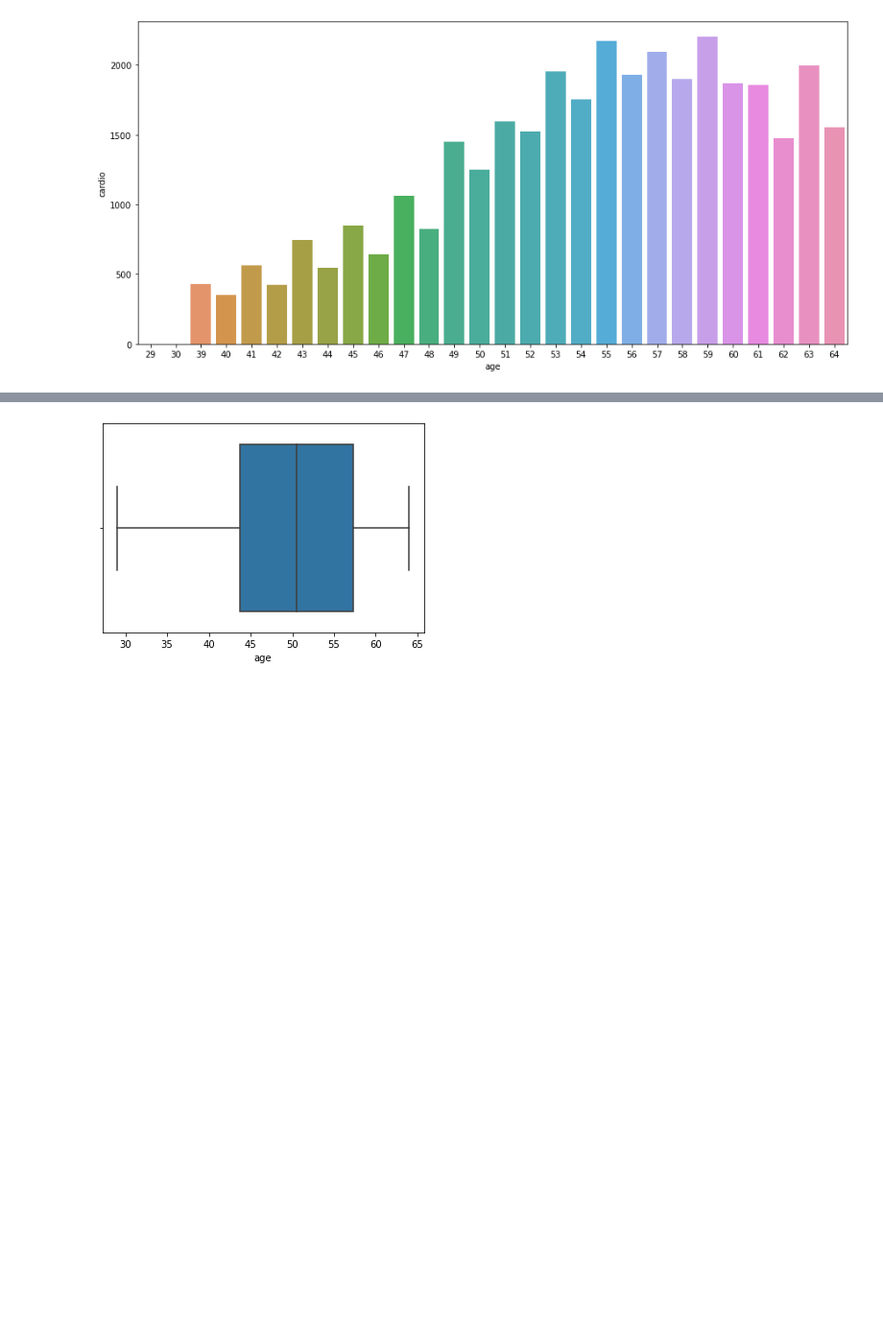
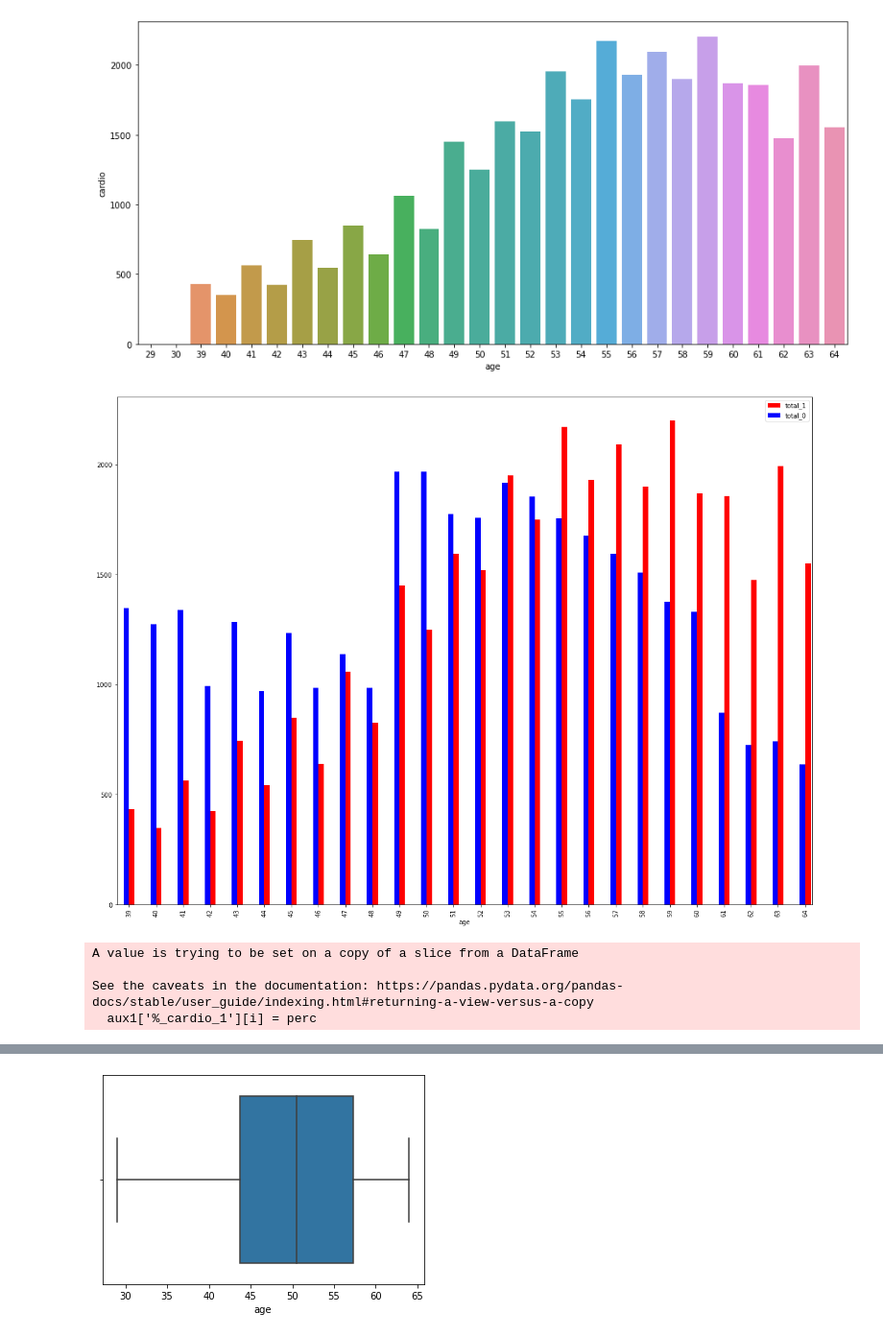
Before and after one commit to HenriqueCR1291/cardio_catch_diseases, a Jupyter notebook: m01_cardio_catch_diseases.ipynb, the cells around one changed output, grey strips where cells are left out. Shown at 96% size. Cells and saved outputs as stored; diff of their text form; code cells hidden in the pictures; blank space fills up the shorter version.

```diff
--- a/m01_cardio_catch_diseases.ipynb
+++ b/m01_cardio_catch_diseases.ipynb
@@ -274,3 +275,25 @@ sns.barplot(x='age', y='cardio', ax=ax, data=aux1)
 # %% [output]
 <AxesSubplot:xlabel='age', ylabel='cardio'>
 [figure]
+# %%
+aux1 = df3[(df3['age'] >= 39) & (df3['cardio'] >= 1)]
+aux1 = aux1[['age', 'cardio']].groupby('age').size().reset_index().rename(columns={0:'total_1'})
+aux1
+
+aux2 = df3[(df3['age'] >= 39) & (df3['cardio'] <= 0)]
+aux2 = aux2[['age', 'cardio']].groupby('age').size().reset_index().rename(columns={0:'total_0'})
+aux2
+
+fig = plt.figure(figsize=(20,15))
+
+ax = fig.add_subplot(111) # Create matplotlib axes
+#ax2 = ax.twinx()
+
+width = 0.2
+
+#aux1.set_index(['cardio','bmi']).plot.bar(figsize=(20,10))
+aux1.plot(x='age', y='total_1', kind='bar', color='red', ax=ax, width=width, position=0)
+aux2.plot(x='age', y='total_0', kind='bar', color='blue', ax=ax, width=width, position=1)
+plt.show()
+# %% [output]
+[figure, added]
@@ -276,0 +303,17 @@ sns.barplot(x='age', y='cardio', ax=ax, data=aux1)
+# %%
+#calculate % people who had CVD
+aux1['%_cardio_1'] = ""
+
+j = len(aux1)
+for i in range(len(aux1)):
+    i=i+1
+    if i < j:
+        perc = ((aux1['total'][i])/(aux1['total'][i-1]+aux1['total'][i]))*100
+        aux1['%_cardio_1'][i] = perc
+    else:
+        exit
+# %% [output]
+A value is trying to be set on a copy of a slice from a DataFrame
+
+See the caveats in the documentation: https://pandas.pydata.org/pandas-docs/stable/user_guide/indexing.html#returning-a-view-versus-a-copy
+  aux1['%_cardio_1'][i] = perc
```
Also changed, not shown: parts of 37 cells of this notebook.
